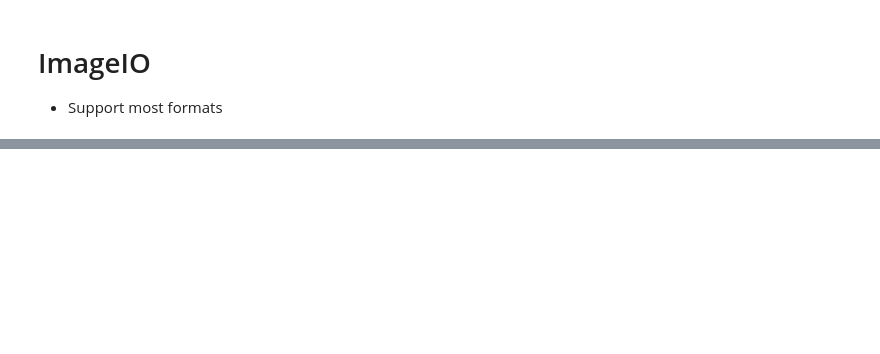
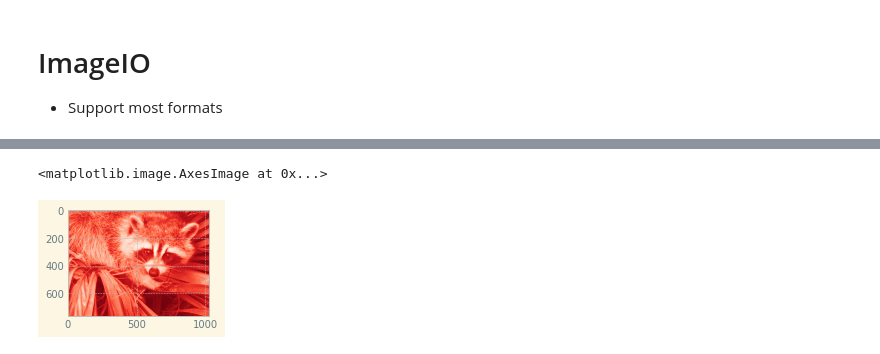
Before and after one commit to YeongRoYun/DataSchool, a Jupyter notebook: Image Processing/main.ipynb, the cells around one changed output, grey strips where cells are left out. Saved outputs shown, nothing was run; the diff lists cells and outputs as text; code cells hidden in the pictures; blank space fills up the shorter version.

```diff
--- a/Image Processing/main.ipynb
+++ b/Image Processing/main.ipynb
@@ -52,0 +216,10 @@ float32
+# %%
+# Since importing "cm", matplotlib is expanded
+from matplotlib import cm
+from scipy import misc
+
+ex = misc.face(gray=False)
+plt.imshow(ex[...,0], cmap=cm.Reds_r)
+# %% [output]
+<matplotlib.image.AxesImage at 0x...>
+[figure, added]
```
Also changed, not shown: parts of 21 cells of this notebook, 6 other files.
